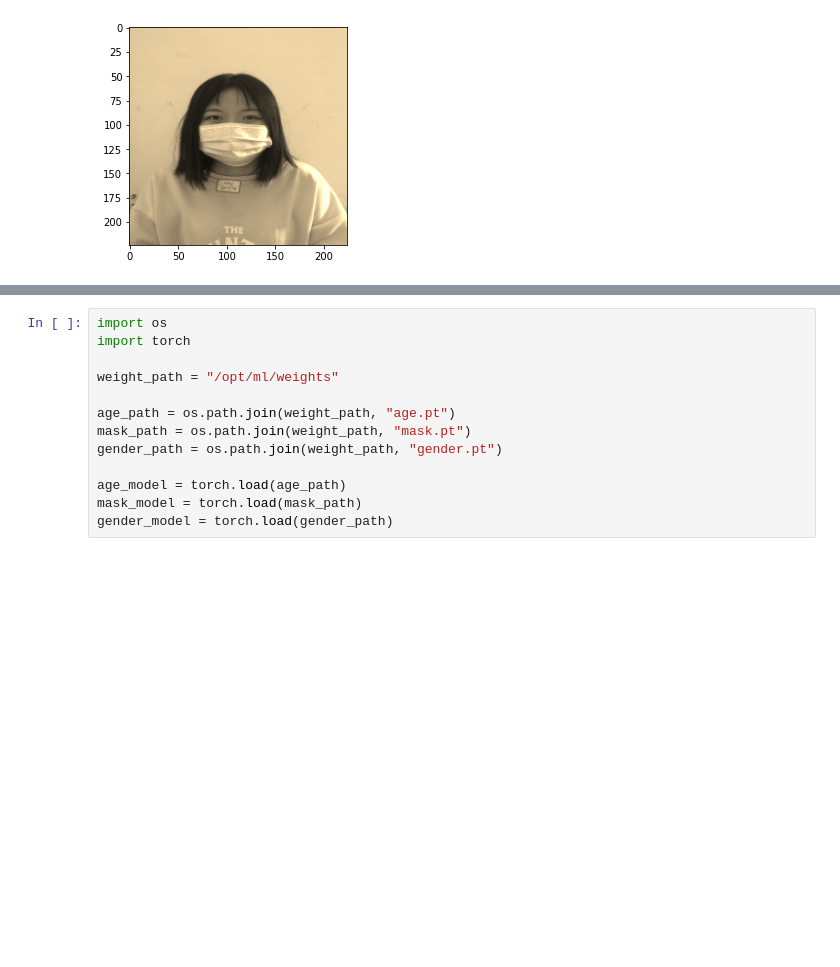
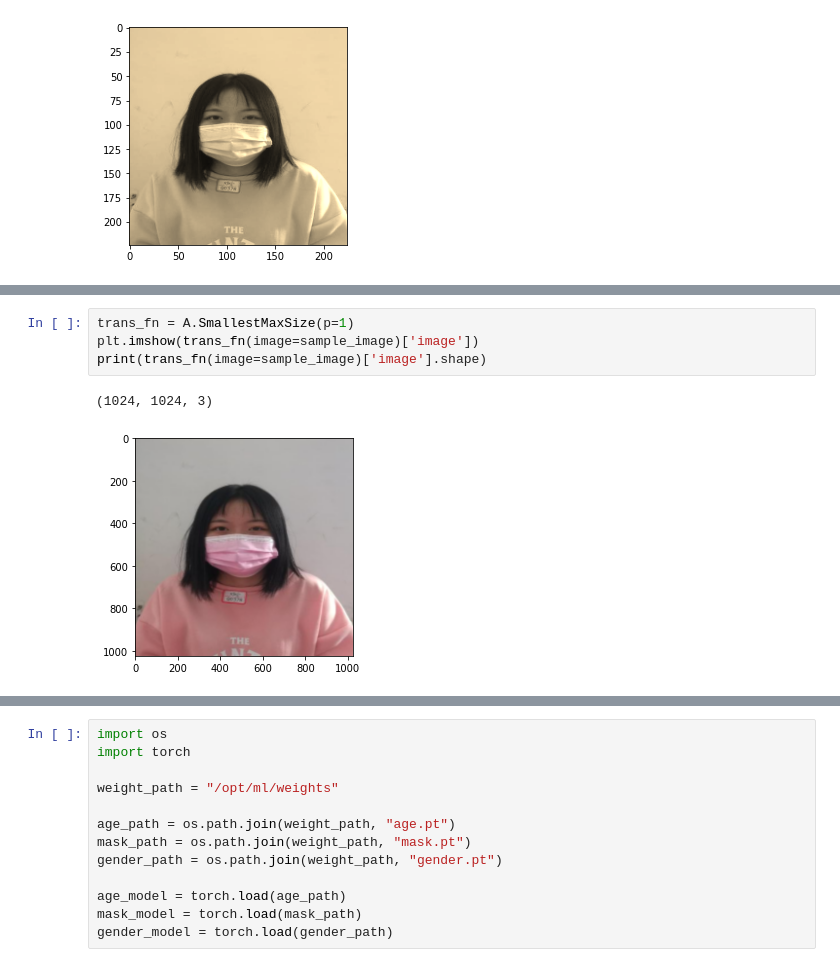
Before and after one commit to bcaitech1/p1-img-ggm1207, a Jupyter notebook: 1-STAGE/notebook/10-data-augmentation.ipynb, the cells around one changed output, grey strips where cells are left out. Drawn from its saved outputs; the diff is of its cells as text; blank space fills up the shorter version.

```diff
--- a/1-STAGE/notebook/10-data-augmentation.ipynb
+++ b/1-STAGE/notebook/10-data-augmentation.ipynb
@@ -421,0 +439,7 @@ plt.imshow(trans_fn(image=sample_image)['image'])
+# %%
+trans_fn = A.SmallestMaxSize(p=1)
+plt.imshow(trans_fn(image=sample_image)['image'])
+print(trans_fn(image=sample_image)['image'].shape)
+# %% [output]
+(1024, 1024, 3)
+[figure, added]
```
Also changed, not shown: parts of 22 cells of this notebook, 15 other files.
